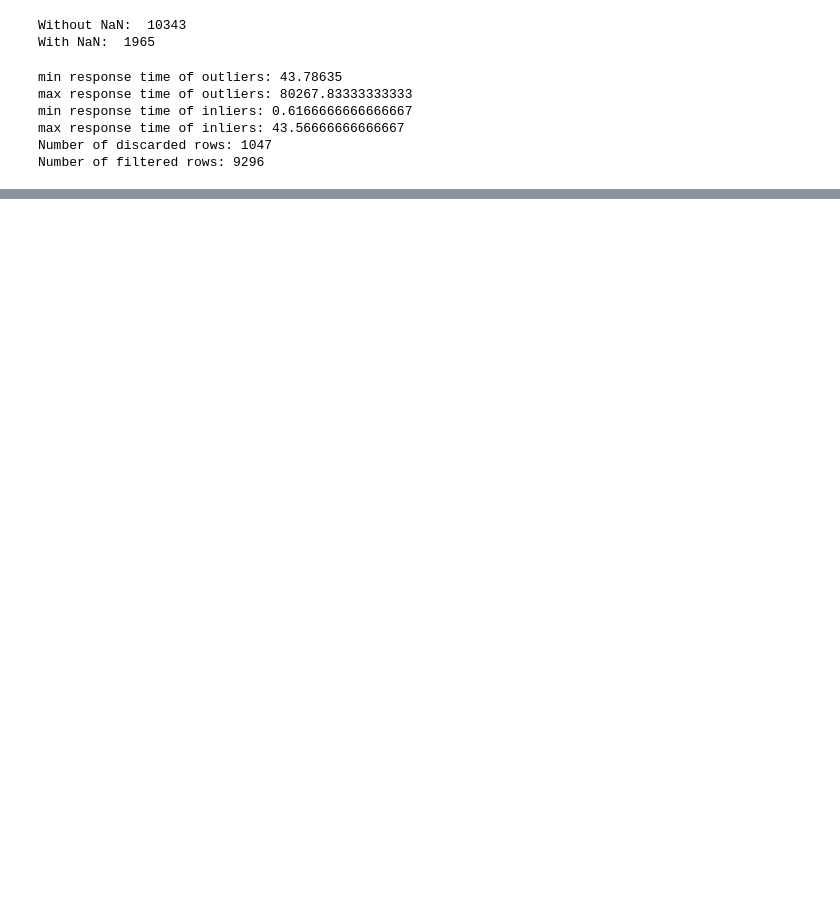
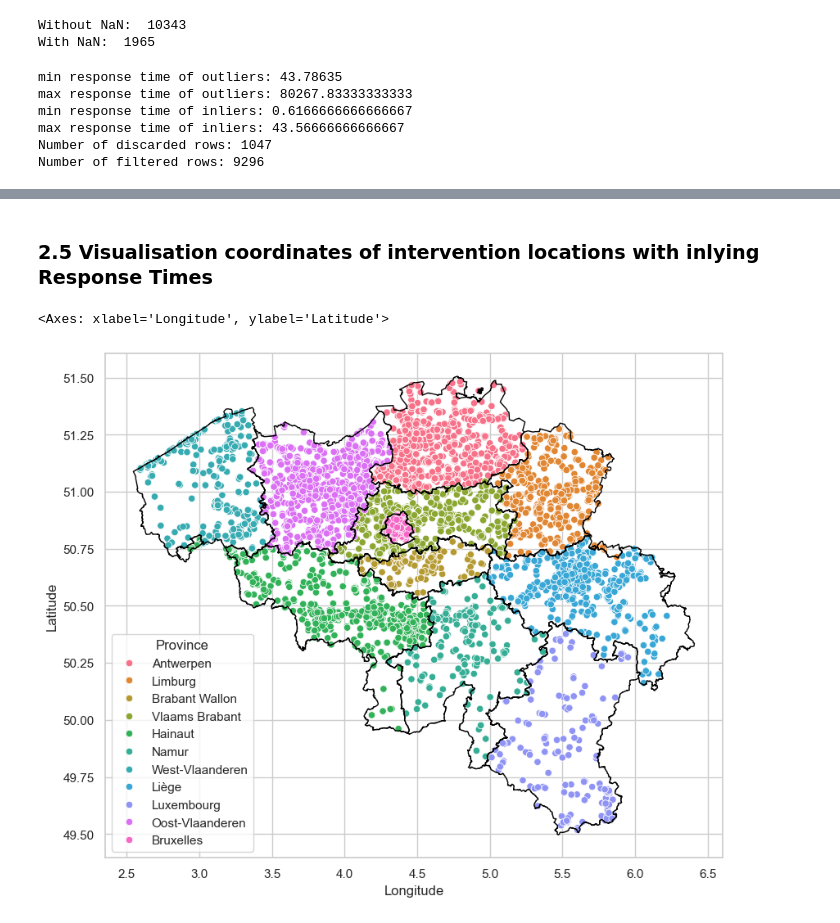
Before and after one commit to JeroenGuillierme/Project-MDA, a Jupyter notebook: 3. Response Time Analysis.ipynb, the cells around one changed output, grey strips where cells are left out. Cells and saved outputs as stored; diff of their text form; code cells hidden in the pictures; blank space fills up the shorter version.

```diff
--- a/3. Response Time Analysis.ipynb
+++ b/3. Response Time Analysis.ipynb
@@ -138,0 +174,9 @@ max_timedelta of dataset: 43.56666666666667
+# %% [markdown]
+### 2.5 Visualisation coordinates of intervention locations with inlying Response Times
+# %%
+fig, ax = plt.subplots(figsize=(12, 8))
+sns.scatterplot(data=interventions_data_filtered, x= 'Longitude', y='Latitude', hue='Province', ax=ax)
+belgium_with_provinces_boundary.plot(ax=ax, facecolor='none', edgecolor='black')
+# %% [output]
+<Axes: xlabel='Longitude', ylabel='Latitude'>
+[figure, added]
```
Also changed, not shown: parts of 74 cells of this notebook, 1 other file.
